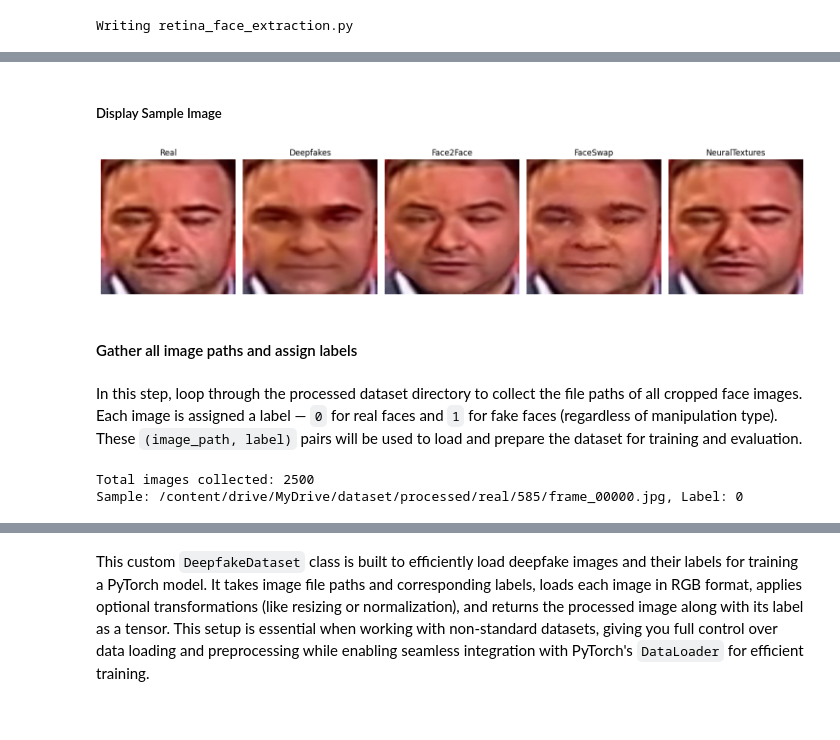
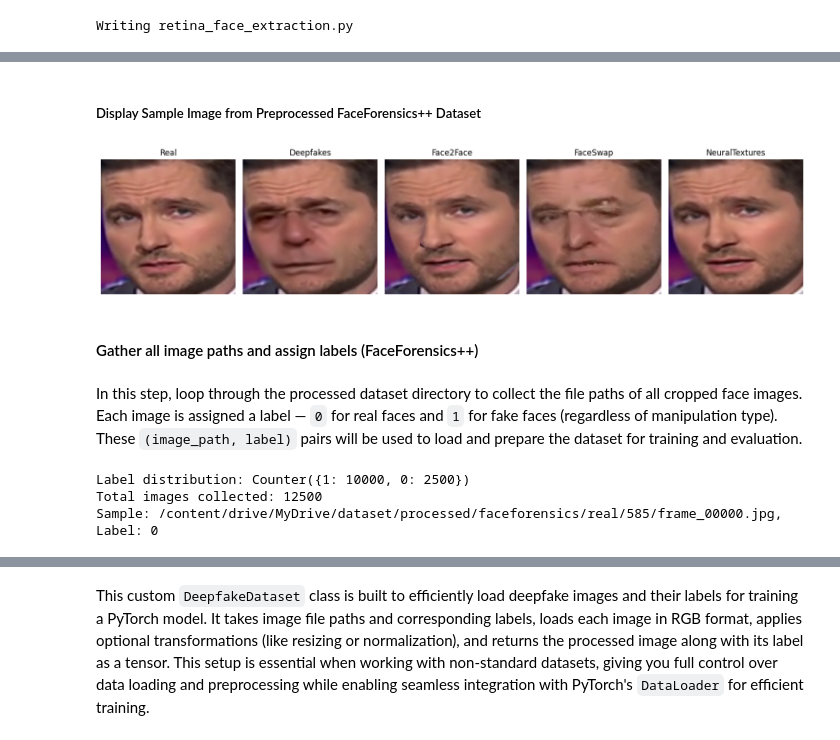
Before and after one commit to h-razu/deepfake-detection, a Jupyter notebook: deepfake_detection_notebook.ipynb, the cells around one changed output, grey strips where cells are left out. Drawn from its saved outputs; the diff is of its cells as text; code cells hidden in the pictures.

```diff
--- a/deepfake_detection_notebook.ipynb
+++ b/deepfake_detection_notebook.ipynb
@@ -745,5 +898,5 @@ Processing FAKE/NEURALTEXTURES from /content/drive/MyDrive/dataset/faceforensics
 # %% [markdown]
-##### Display Sample Image
+##### Display Sample Image from Preprocessed FaceForensics++ Dataset
 # %%
 import os
 import cv2
@@ -764,39 +917,39 @@ def display_real_vs_fakes(base_dir, fake_folders):
     images = []
 
     # Get one real image
     real_image_path = get_one_image_from_each_video(os.path.join(base_dir, 'real'))
     if real_image_path:
         images.append(('Real', real_image_path))
 
     # Get one fake image from each fake folder
     for fake_type in fake_folders:
         fake_folder_path = os.path.join(base_dir, 'fake', fake_type)
         fake_image_path = get_one_image_from_each_video(fake_folder_path)
         if fake_image_path:
             images.append((fake_type, fake_image_path))
 
     # Plot all images
     plt.figure(figsize=(len(images) * 3, 4))
     for i, (label, img_path) in enumerate(images):
         img = cv2.imread(img_path)
         img = cv2.cvtColor(img, cv2.COLOR_BGR2RGB)
         plt.subplot(1, len(images), i + 1)
         plt.imshow(img)
         plt.title(label)
         plt.axis('off')
 
     plt.tight_layout()
     plt.show()
 
 # Example usage
-base_dir = "/content/drive/MyDrive/dataset/processed"
-fake_folders = ['Deepfakes', 'Face2Face', 'FaceSwap', 'NeuralTextures']
+ff_base_dir = "/content/drive/MyDrive/dataset/processed/faceforensics"
+ff_fake_folders = ['Deepfakes', 'Face2Face', 'FaceSwap', 'NeuralTextures']
 
-display_real_vs_fakes(base_dir, fake_folders)
+display_real_vs_fakes(ff_base_dir, ff_fake_folders)
 # %% [output]
-[figure, old version]
+[figure, new version]
 # %% [markdown]
-#### Gather all image paths and assign labels
+#### Gather all image paths and assign labels (FaceForensics++)
 # %% [markdown]
 In this step, loop through the processed dataset directory to collect the file paths of all cropped face images. Each image is assigned a label — `0` for real faces and `1` for fake faces (regardless of manipulation type). These `(image_path, label)` pairs will be used to load and prepare the dataset for training and evaluation.
 # %%
@@ -821,11 +974,16 @@ def gather_image_paths_and_labels(base_dir):
 
     return image_paths, labels
 # %%
-base_dir = "/content/drive/MyDrive/dataset/processed"
-image_paths, labels = gather_image_paths_and_labels(base_dir)
+from collections import Counter
 
-print(f"Total images collected: {len(image_paths)}")
-print(f"Sample: {image_paths[0]}, Label: {labels[0]}")
+ff_base_dir = "/content/drive/MyDrive/dataset/processed/faceforensics"
+ff_image_paths, ff_labels = gather_image_paths_and_labels(ff_base_dir)
+
+print("Label distribution:", Counter(ff_labels))
+
+print(f"Total images collected: {len(ff_image_paths)}")
+print(f"Sample: {ff_image_paths[0]}, Label: {ff_labels[0]}")
 # %% [output]
-Total images collected: 2500
-Sample: /content/drive/MyDrive/dataset/processed/real/585/frame_00000.jpg, Label: 0
+Label distribution: Counter({1: 10000, 0: 2500})
+Total images collected: 12500
+Sample: /content/drive/MyDrive/dataset/processed/faceforensics/real/585/frame_00000.jpg, Label: 0
```
Also changed, not shown: parts of 120 cells of this notebook.
